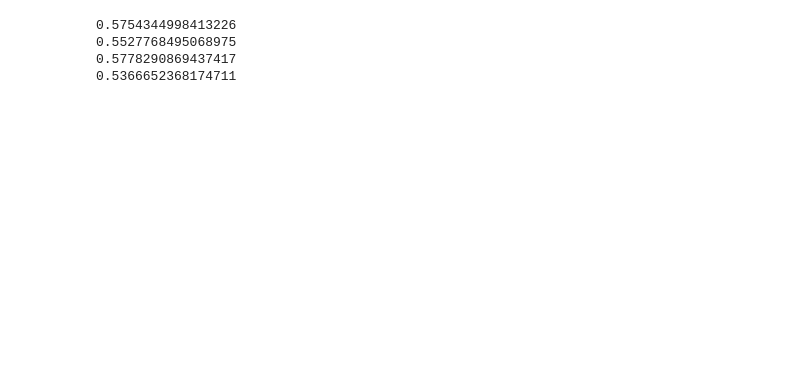
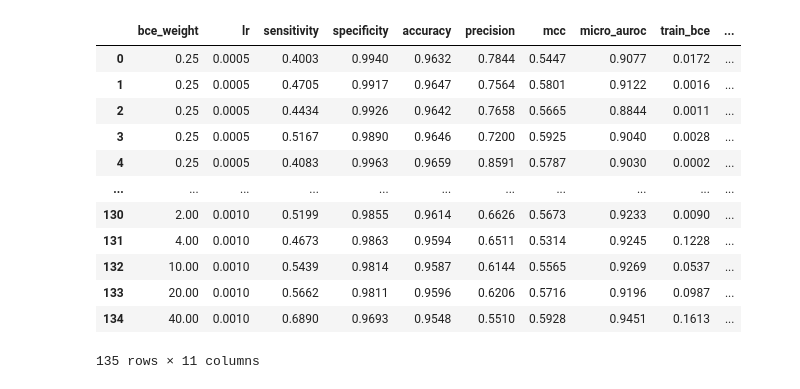
Before and after one commit to dlwocks31/atpbind, a Jupyter notebook: lmg_pretrained_pipeline_bce.ipynb, the cells around one changed output. Cells and saved outputs as stored; diff of their text form; code cells hidden in the pictures; blank space fills up the shorter version.

```diff
--- a/lmg_pretrained_pipeline_bce.ipynb
+++ b/lmg_pretrained_pipeline_bce.ipynb
@@ -76,10 +1,19 @@ micro_auroc
-# %%
-print(mean([trial[-4]['mcc'] for trial in data[1]['trials']]))
-print(mean([trial[-3]['mcc'] for trial in data[1]['trials']]))
-print(mean([trial[-2]['mcc'] for trial in data[1]['trials']]))
-print(mean([trial[-1]['mcc'] for trial in data[1]['trials']]))
-# %% [output]
-0.5754344998413226
-0.5527768495068975
-0.5778290869437417
-0.5366652368174711
+# %%
+
+import pandas as pd
+df = pd.read_csv('lmg_pretrained_pipeline_main_bce_weight.csv')
+df
+# %% [output]
+|  | bce_weight | lr | sensitivity | specificity | accuracy | precision | mcc | micro_auroc | train_bce | ... |
+| 0 | 0.25 | 0.0005 | 0.4003 | 0.9940 | 0.9632 | 0.7844 | 0.5447 | 0.9077 | 0.0172 | ... |
+| 1 | 0.25 | 0.0005 | 0.4705 | 0.9917 | 0.9647 | 0.7564 | 0.5801 | 0.9122 | 0.0016 | ... |
+| 2 | 0.25 | 0.0005 | 0.4434 | 0.9926 | 0.9642 | 0.7658 | 0.5665 | 0.8844 | 0.0011 | ... |
+| 3 | 0.25 | 0.0005 | 0.5167 | 0.9890 | 0.9646 | 0.7200 | 0.5925 | 0.9040 | 0.0028 | ... |
+| 4 | 0.25 | 0.0005 | 0.4083 | 0.9963 | 0.9659 | 0.8591 | 0.5787 | 0.9030 | 0.0002 | ... |
+| ... | ... | ... | ... | ... | ... | ... | ... | ... | ... | ... |
+| 130 | 2.00 | 0.0010 | 0.5199 | 0.9855 | 0.9614 | 0.6626 | 0.5673 | 0.9233 | 0.0090 | ... |
+| 131 | 4.00 | 0.0010 | 0.4673 | 0.9863 | 0.9594 | 0.6511 | 0.5314 | 0.9245 | 0.1228 | ... |
+| 132 | 10.00 | 0.0010 | 0.5439 | 0.9814 | 0.9587 | 0.6144 | 0.5565 | 0.9269 | 0.0537 | ... |
+| 133 | 20.00 | 0.0010 | 0.5662 | 0.9811 | 0.9596 | 0.6206 | 0.5716 | 0.9196 | 0.0987 | ... |
+| 134 | 40.00 | 0.0010 | 0.6890 | 0.9693 | 0.9548 | 0.5510 | 0.5928 | 0.9451 | 0.1613 | ... |
+135 rows × 11 columns
```
Also changed, not shown: parts of 8 cells of this notebook, 6 other files.
